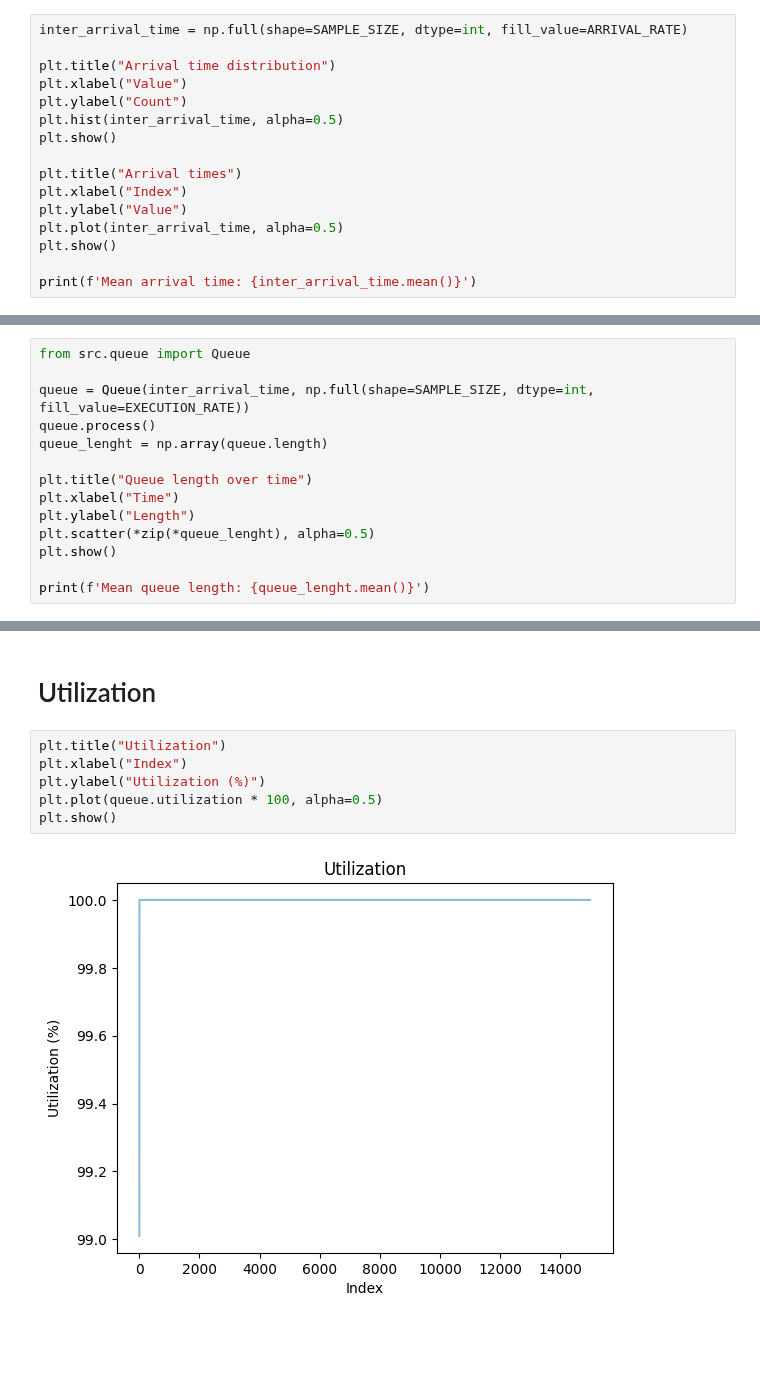
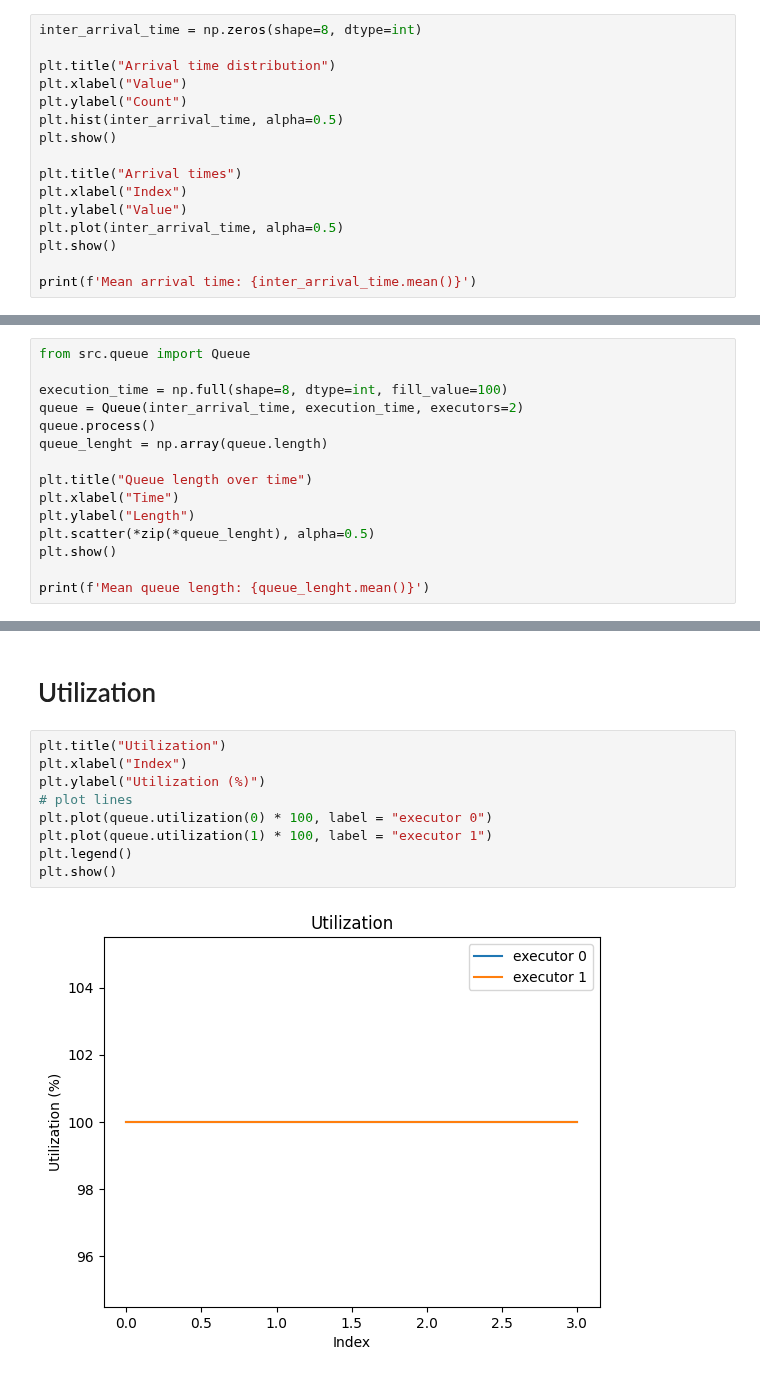
Before and after one commit to gitaroktato/queue-model-in-python, a Jupyter notebook: bursty-traffic.ipynb, the cells around one changed output, grey strips where cells are left out. Drawn from its saved outputs; the diff is of its cells as text; blank space fills up the shorter version.

```diff
--- a/bursty-traffic.ipynb
+++ b/bursty-traffic.ipynb
@@ -12,7 +12,7 @@ EXECUTION_RATE = 100
 # %% [markdown]
 ## An example arrival time distribution
 # %%
-inter_arrival_time = np.full(shape=SAMPLE_SIZE, dtype=int, fill_value=ARRIVAL_RATE)
+inter_arrival_time = np.zeros(shape=8, dtype=int)
 
 plt.title("Arrival time distribution")
 plt.xlabel("Value")
@@ -36,7 +36,8 @@ Mean arrival time: 1.0
 # %%
 from src.queue import Queue
 
-queue = Queue(inter_arrival_time, np.full(shape=SAMPLE_SIZE, dtype=int, fill_value=EXECUTION_RATE))
+execution_time = np.full(shape=8, dtype=int, fill_value=100)
+queue = Queue(inter_arrival_time, execution_time, executors=2)
 queue.process()
 queue_lenght = np.array(queue.length)
 
@@ -92,8 +93,11 @@ plt.show()
 # %%
 plt.title("Utilization")
 plt.xlabel("Index")
 plt.ylabel("Utilization (%)")
-plt.plot(queue.utilization * 100, alpha=0.5)
+# plot lines
+plt.plot(queue.utilization(0) * 100, label = "executor 0")
+plt.plot(queue.utilization(1) * 100, label = "executor 1")
+plt.legend()
 plt.show()
 # %% [output]
-[figure, old version]
+[figure, new version]
```
Also changed, not shown: parts of 5 cells of this notebook, 4 other files.
